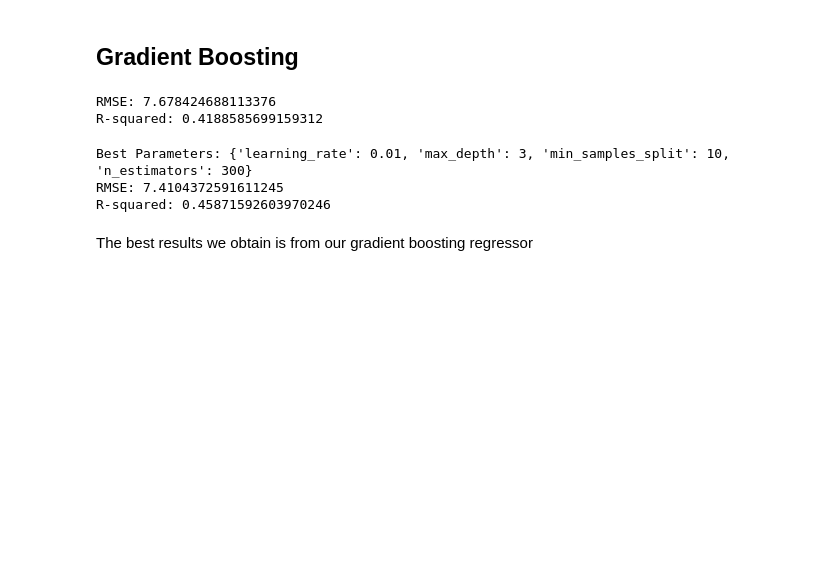
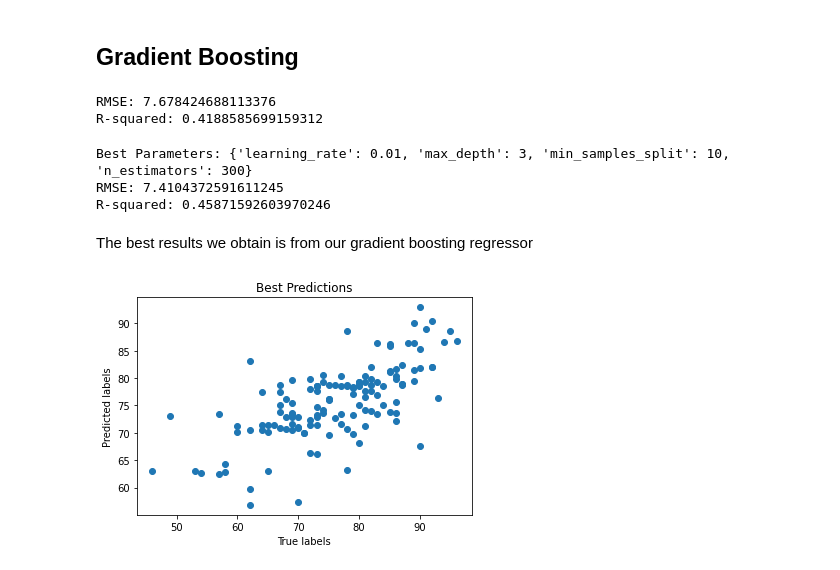
Before and after one commit to brianellis1997/Nintendo_Games, a Jupyter notebook: Analysis.ipynb, the cells around one changed output. Cells and saved outputs as stored; diff of their text form; code cells hidden in the pictures; blank space fills up the shorter version.

Commit message:
Plotted best predictions

```diff
--- a/Analysis.ipynb
+++ b/Analysis.ipynb
@@ -1035,3 +1035,11 @@ RMSE: 7.4104372591611245
 R-squared: 0.45871592603970246
 # %% [markdown]
 The best results we obtain is from our gradient boosting regressor
+# %%
+plt.scatter(y_test, y_pred)
+plt.xlabel("True labels")
+plt.ylabel("Predicted labels")
+plt.title("Best Predictions")
+plt.show()
+# %% [output]
+[figure, added]
```
